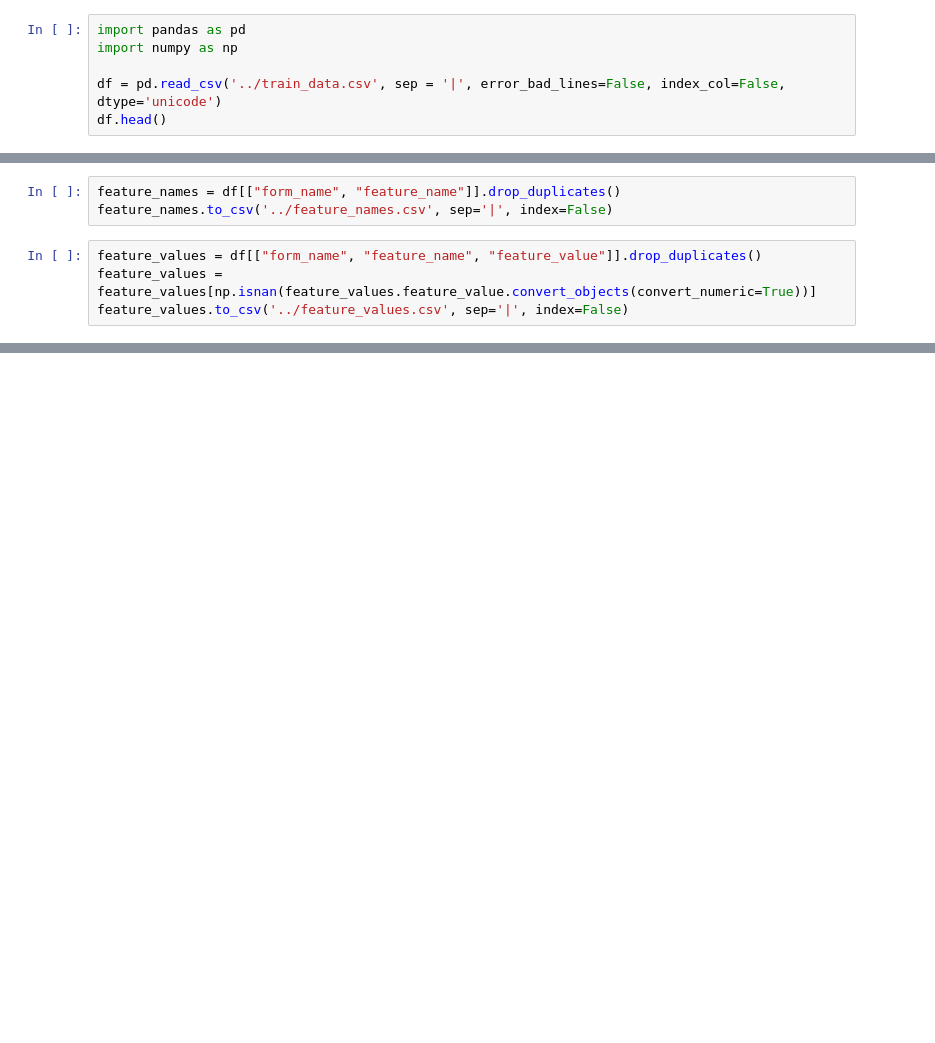
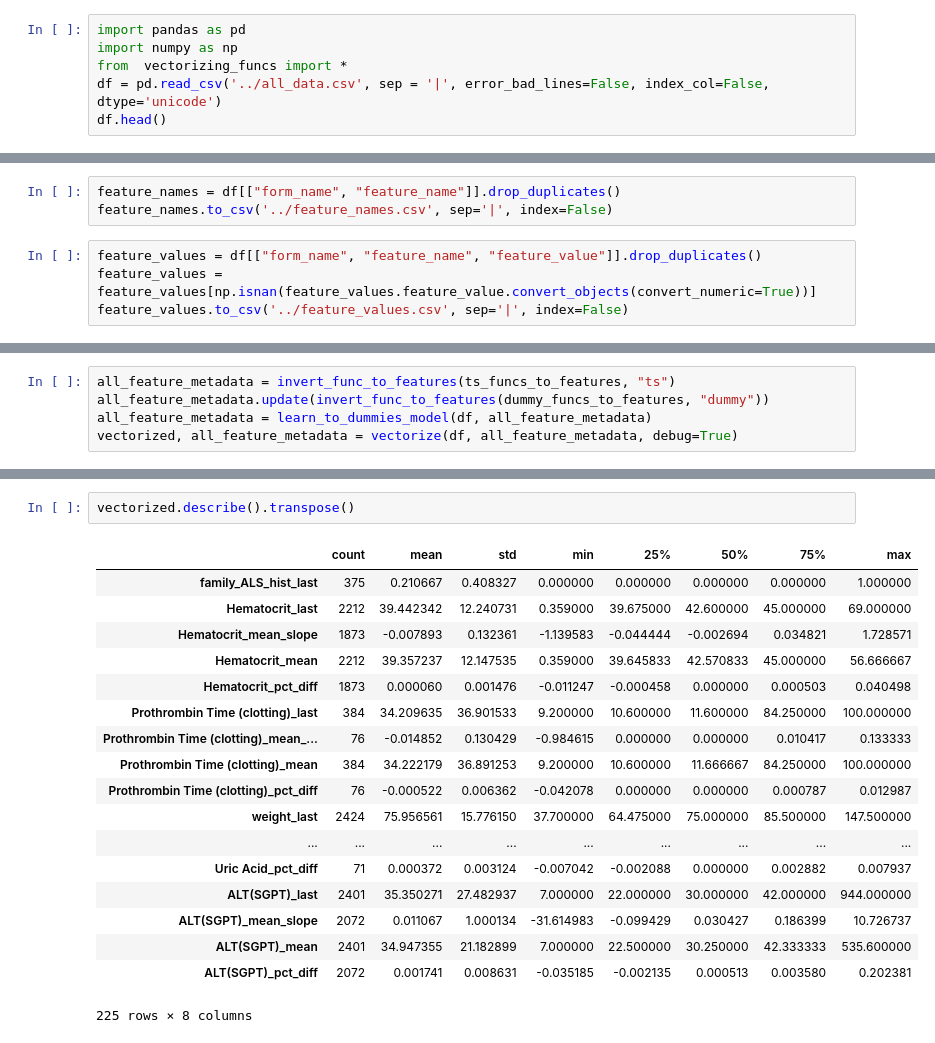
Before and after one commit to ihadanny/turbulence-z-team, a Jupyter notebook: ipython-notebooks/explore_data.ipynb, the cells around one changed output, grey strips where cells are left out. Cells and saved outputs as stored; diff of their text form; blank space fills up the shorter version.

```diff
--- a/ipython-notebooks/explore_data.ipynb
+++ b/ipython-notebooks/explore_data.ipynb
@@ -1,8 +1,8 @@
 # %%
 import pandas as pd
 import numpy as np
-
-df = pd.read_csv('../train_data.csv', sep = '|', error_bad_lines=False, index_col=False, dtype='unicode')
+from  vectorizing_funcs import *
+df = pd.read_csv('../all_data.csv', sep = '|', error_bad_lines=False, index_col=False, dtype='unicode')
 df.head()
 # %% [output]
 |  | SubjectID | form_name | feature_name | feature_value | feature_unit | feature_delta |
@@ -20,0 +71,5 @@ feature_values.to_csv('../feature_values.csv', sep='|', index=False)
+# %%
+all_feature_metadata = invert_func_to_features(ts_funcs_to_features, "ts")
+all_feature_metadata.update(invert_func_to_features(dummy_funcs_to_features, "dummy"))
+all_feature_metadata = learn_to_dummies_model(df, all_feature_metadata)
+vectorized, all_feature_metadata = vectorize(df, all_feature_metadata, debug=True)
@@ -20,0 +94,21 @@ feature_values.to_csv('../feature_values.csv', sep='|', index=False)
+# %%
+vectorized.describe().transpose()
+# %% [output]
+|  | count | mean | std | min | 25% | 50% | 75% | max |
+| family_ALS_hist_last | 375 | 0.210667 | 0.408327 | 0.000000 | 0.000000 | 0.000000 | 0.000000 | 1.000000 |
+| Hematocrit_last | 2212 | 39.442342 | 12.240731 | 0.359000 | 39.675000 | 42.600000 | 45.000000 | 69.000000 |
+| Hematocrit_mean_slope | 1873 | -0.007893 | 0.132361 | -1.139583 | -0.044444 | -0.002694 | 0.034821 | 1.728571 |
+| Hematocrit_mean | 2212 | 39.357237 | 12.147535 | 0.359000 | 39.645833 | 42.570833 | 45.000000 | 56.666667 |
+| Hematocrit_pct_diff | 1873 | 0.000060 | 0.001476 | -0.011247 | -0.000458 | 0.000000 | 0.000503 | 0.040498 |
+| Prothrombin Time (clotting)_last | 384 | 34.209635 | 36.901533 | 9.200000 | 10.600000 | 11.600000 | 84.250000 | 100.000000 |
+| Prothrombin Time (clotting)_mean_... | 76 | -0.014852 | 0.130429 | -0.984615 | 0.000000 | 0.000000 | 0.010417 | 0.133333 |
+| Prothrombin Time (clotting)_mean | 384 | 34.222179 | 36.891253 | 9.200000 | 10.600000 | 11.666667 | 84.250000 | 100.000000 |
+| Prothrombin Time (clotting)_pct_diff | 76 | -0.000522 | 0.006362 | -0.042078 | 0.000000 | 0.000000 | 0.000787 | 0.012987 |
+| weight_last | 2424 | 75.956561 | 15.776150 | 37.700000 | 64.475000 | 75.000000 | 85.500000 | 147.500000 |
+| ... | ... | ... | ... | ... | ... | ... | ... | ... |
+| Uric Acid_pct_diff | 71 | 0.000372 | 0.003124 | -0.007042 | -0.002088 | 0.000000 | 0.002882 | 0.007937 |
+| ALT(SGPT)_last | 2401 | 35.350271 | 27.482937 | 7.000000 | 22.000000 | 30.000000 | 42.000000 | 944.000000 |
+| ALT(SGPT)_mean_slope | 2072 | 0.011067 | 1.000134 | -31.614983 | -0.099429 | 0.030427 | 0.186399 | 10.726737 |
+| ALT(SGPT)_mean | 2401 | 34.947355 | 21.182899 | 7.000000 | 22.500000 | 30.250000 | 42.333333 | 535.600000 |
+| ALT(SGPT)_pct_diff | 2072 | 0.001741 | 0.008631 | -0.035185 | -0.002135 | 0.000513 | 0.003580 | 0.202381 |
+225 rows × 8 columns
```
Also changed, not shown: parts of 3 cells of this notebook, 35 other files.
